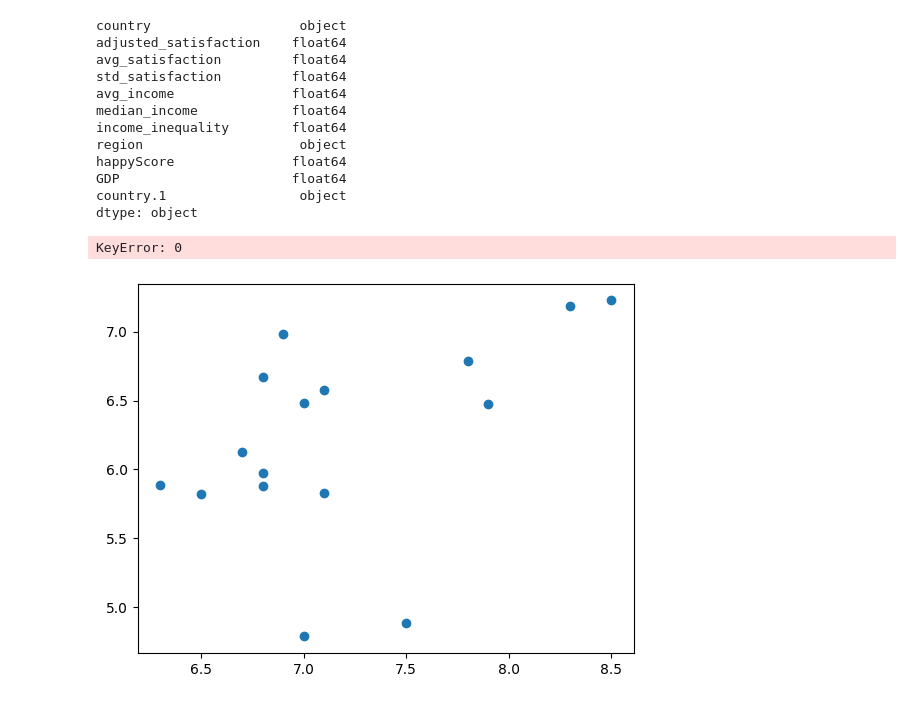
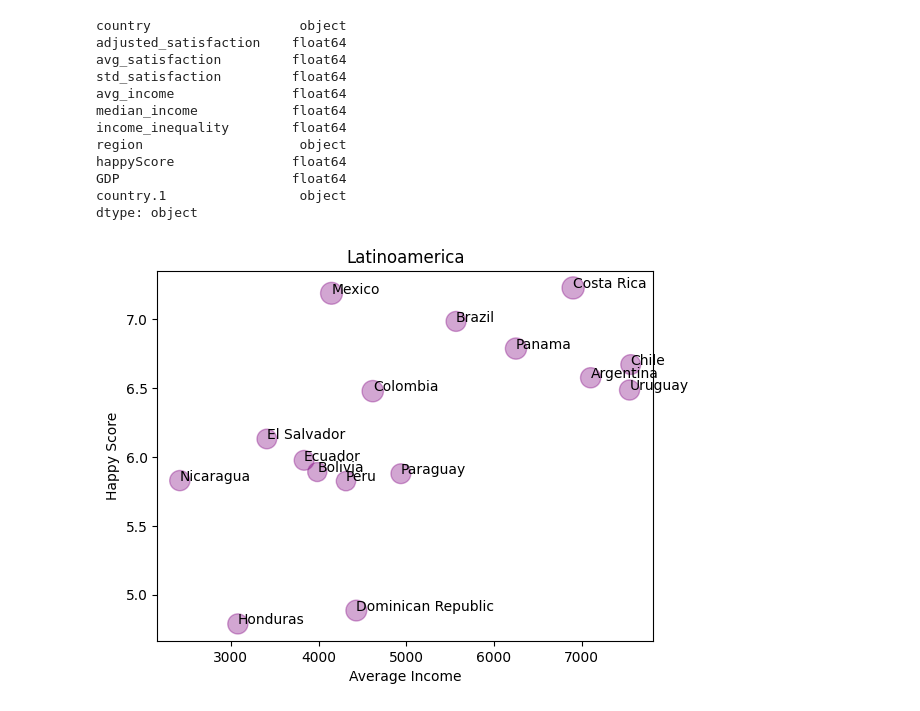
Before and after one commit to irenediaz1974/Portfolio2023, a Jupyter notebook: KMeans_Notebook/scatter_happiness.ipynb, the cells around one changed output. Cells and saved outputs as stored; diff of their text form; code cells hidden in the pictures.

```diff
--- a/KMeans_Notebook/scatter_happiness.ipynb
+++ b/KMeans_Notebook/scatter_happiness.ipynb
@@ -46,18 +45,22 @@ df_happy_region= df_happy [df_happy["region"]=="'Latin America and Caribbean'"]
 df_happy_region.sort_values("happyScore")
 # %%
 #plot scatter with matplotlib.pyplot
-plt.scatter(df_happy_region["avg_satisfaction"],df_happy_region["happyScore"])
+satisf=df_happy_region["avg_satisfaction"]
+happy= df_happy_region["happyScore"]
+incom=df_happy_region["avg_income"]
 
-#for k,row in df_happy_region.iterrows():
-#    plt.text(row["avg_satisfaction"],
-#    row["happyScore"],
-#    row["country"])
-plt.text(df_happy_region.iloc("avg_satisfaction",0),
-   df_happy_region["happyScore"][0],
-    df_happy_region["country"][0])
-plt.xlabel("Average Satisfaction")
+#plt.scatter(df_happy_region["avg_satisfaction"],df_happy_region["happyScore"],c="red", alpha=0.35)
+plt.scatter( incom, happy, s=satisf*30 , c="purple", alpha=0.35)
+
+for k,row in df_happy_region.iterrows():
+   plt.text(row["avg_income"],
+    row["happyScore"],
+    row["country"])
+
+plt.xlabel("Average Income")
 plt.ylabel("Happy Score")
-plt.title("Latin America and Caribbean")
+plt.title("Latinoamerica")
+
+plt.show()
 # %% [output]
-KeyError: 0
-[figure, old version]
+[figure, new version]
```
Also changed, not shown: parts of 1 cell of this notebook.
